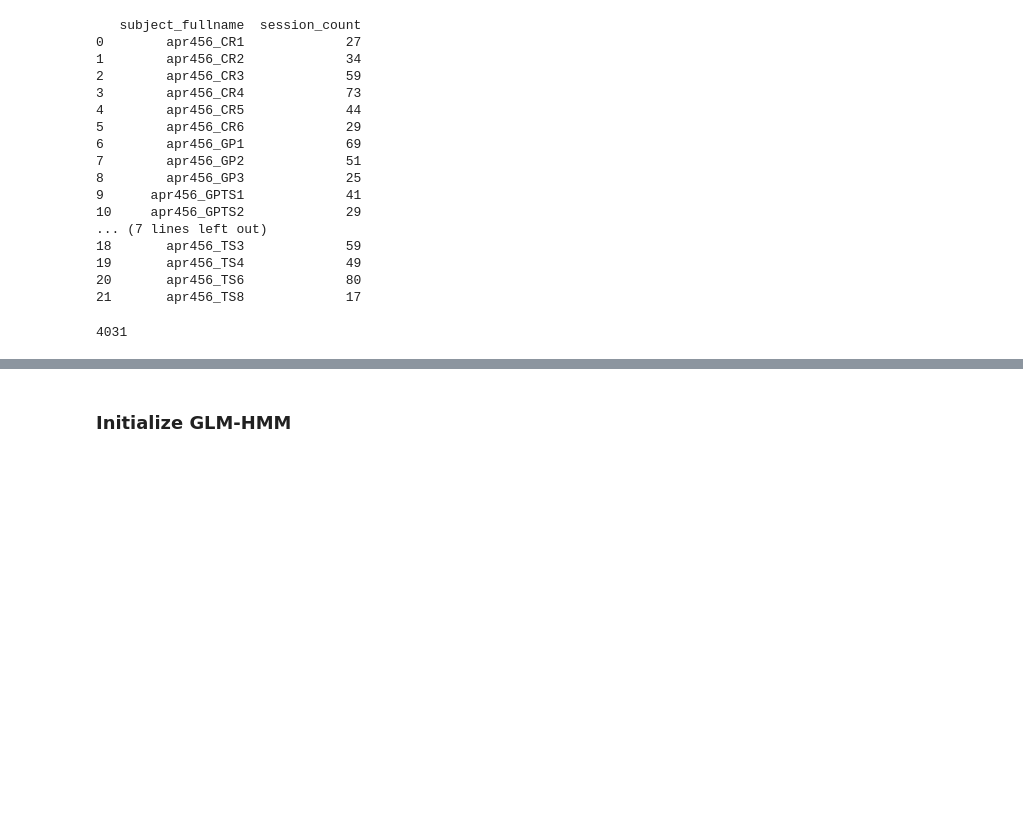
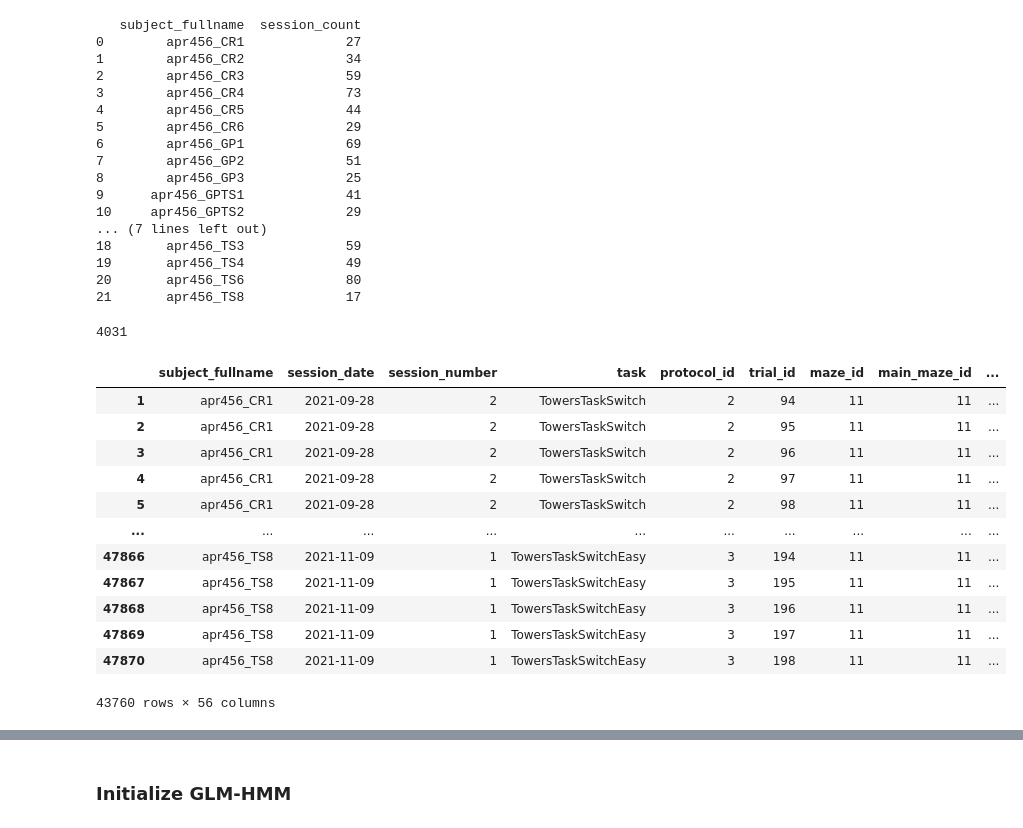
Before and after one commit to psalvino/DRL_Final_Project, a Jupyter notebook: Final_Project.ipynb, the cells around one changed output, grey strips where cells are left out. Drawn from its saved outputs; the diff is of its cells as text; code cells hidden in the pictures; blank space fills up the shorter version.

Commit message:
data cleaning

```diff
--- a/Final_Project.ipynb
+++ b/Final_Project.ipynb
@@ -157,3 +175,33 @@ block_start = block_start.index.to_numpy()
 np.size(block_start)
 # %% [output]
 4031
+# %%
+# add previous trial response and previous stim
+previous_choice=data['choice'].to_numpy()
+previous_choice=np.insert(previous_choice,0,'nil')
+previous_choice=np.delete(previous_choice,-1)
+data['previous_choice']=previous_choice
+previous_stim = data['num_towers_delta'].to_numpy()
+previous_stim = np.insert(previous_stim, 0, 'nil')
+previous_stim = np.delete(previous_stim, -1)
+data['previous_stim'] = previous_stim
+
+# remove nil, 1st trial of block
+data = data.drop(data[data.choice == 'nil'].index)
+data = data.drop(data[data.previous_choice == 'nil'].index)
+data = data.drop(data[data.is_first_trial_of_block == 1].index)
+data
+# %% [output]
+|  | subject_fullname | session_date | session_number | task | protocol_id | trial_id | maze_id | main_maze_id | ... |
+| 1 | apr456_CR1 | 2021-09-28 | 2 | TowersTaskSwitch | 2 | 94 | 11 | 11 | ... |
+| 2 | apr456_CR1 | 2021-09-28 | 2 | TowersTaskSwitch | 2 | 95 | 11 | 11 | ... |
+| 3 | apr456_CR1 | 2021-09-28 | 2 | TowersTaskSwitch | 2 | 96 | 11 | 11 | ... |
+| 4 | apr456_CR1 | 2021-09-28 | 2 | TowersTaskSwitch | 2 | 97 | 11 | 11 | ... |
+| 5 | apr456_CR1 | 2021-09-28 | 2 | TowersTaskSwitch | 2 | 98 | 11 | 11 | ... |
+| ... | ... | ... | ... | ... | ... | ... | ... | ... | ... |
+| 47866 | apr456_TS8 | 2021-11-09 | 1 | TowersTaskSwitchEasy | 3 | 194 | 11 | 11 | ... |
+| 47867 | apr456_TS8 | 2021-11-09 | 1 | TowersTaskSwitchEasy | 3 | 195 | 11 | 11 | ... |
+| 47868 | apr456_TS8 | 2021-11-09 | 1 | TowersTaskSwitchEasy | 3 | 196 | 11 | 11 | ... |
+| 47869 | apr456_TS8 | 2021-11-09 | 1 | TowersTaskSwitchEasy | 3 | 197 | 11 | 11 | ... |
+| 47870 | apr456_TS8 | 2021-11-09 | 1 | TowersTaskSwitchEasy | 3 | 198 | 11 | 11 | ... |
+43760 rows × 56 columns
```
Also changed, not shown: parts of 2 cells of this notebook.
